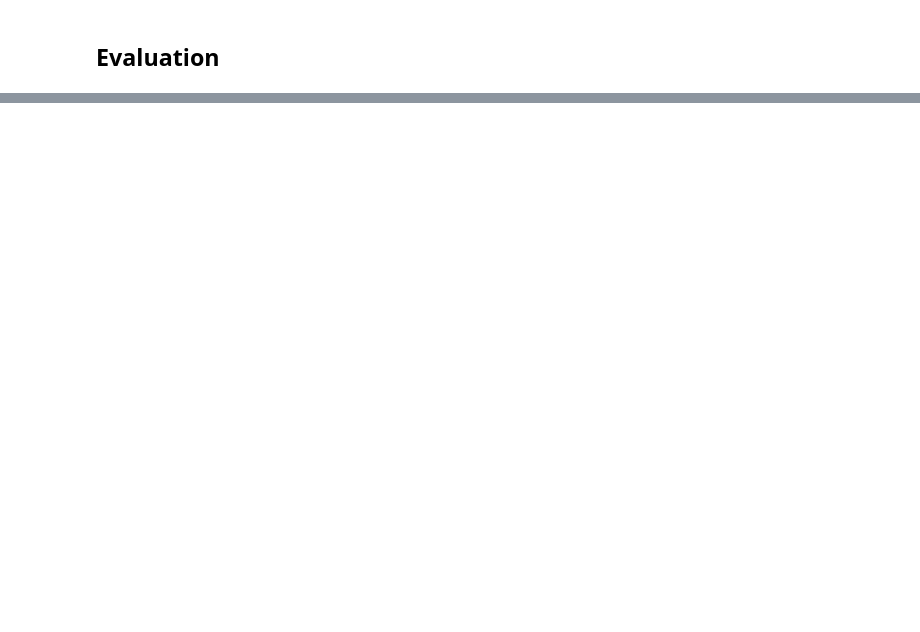
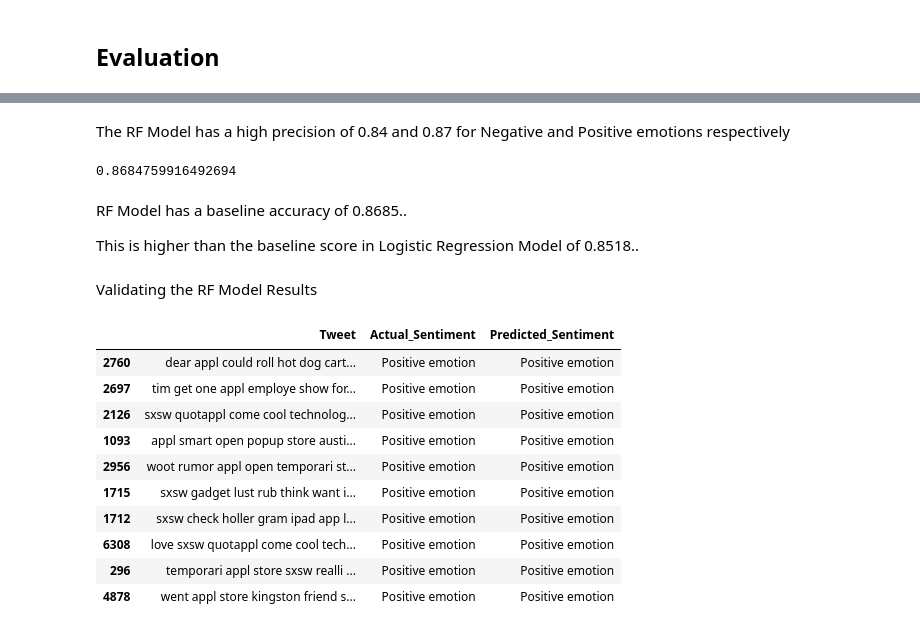
Before and after one commit to reagan-adajo/Phase_4, a Jupyter notebook: index.ipynb, the cells around one changed output, grey strips where cells are left out. Drawn from its saved outputs; the diff is of its cells as text; code cells hidden in the pictures; blank space fills up the shorter version.

```diff
--- a/index.ipynb
+++ b/index.ipynb
@@ -311,0 +388,36 @@ The model did not perform so well on predicting unseen data with more errors and
+# %% [markdown]
+The RF Model has a high precision of 0.84 and 0.87 for Negative and Positive emotions respectively
+# %%
+# Getting the accuracy score of the model
+accuracy_score_rf = accuracy_score(y_test, y_pred_rf)
+accuracy_score_rf
+# %% [output]
+0.8684759916492694
+# %% [markdown]
+RF Model has a baseline accuracy of 0.8685..
+
+This is higher than the baseline score in Logistic Regression Model of 0.8518..
+# %% [markdown]
+Validating the RF Model Results
+# %%
+# Validating the results
+df_test_results = pd.DataFrame({
+    'Tweet': X_test,
+    'Actual_Sentiment': y_test,
+    'Predicted_Sentiment': y_pred_rf
+})
+
+# Display the first few rows to review the results
+df_test_results.head(10)
+# %% [output]
+|  | Tweet | Actual_Sentiment | Predicted_Sentiment |
+| 2760 | dear appl could roll hot dog cart... | Positive emotion | Positive emotion |
+| 2697 | tim get one appl employe show for... | Positive emotion | Positive emotion |
+| 2126 | sxsw quotappl come cool technolog... | Positive emotion | Positive emotion |
+| 1093 | appl smart open popup store austi... | Positive emotion | Positive emotion |
+| 2956 | woot rumor appl open temporari st... | Positive emotion | Positive emotion |
+| 1715 | sxsw gadget lust rub think want i... | Positive emotion | Positive emotion |
+| 1712 | sxsw check holler gram ipad app l... | Positive emotion | Positive emotion |
+| 6308 | love sxsw quotappl come cool tech... | Positive emotion | Positive emotion |
+| 296 | temporari appl store sxsw realli ... | Positive emotion | Positive emotion |
+| 4878 | went appl store kingston friend s... | Positive emotion | Positive emotion |
```
Also changed, not shown: parts of 42 cells of this notebook, 10 other files.
